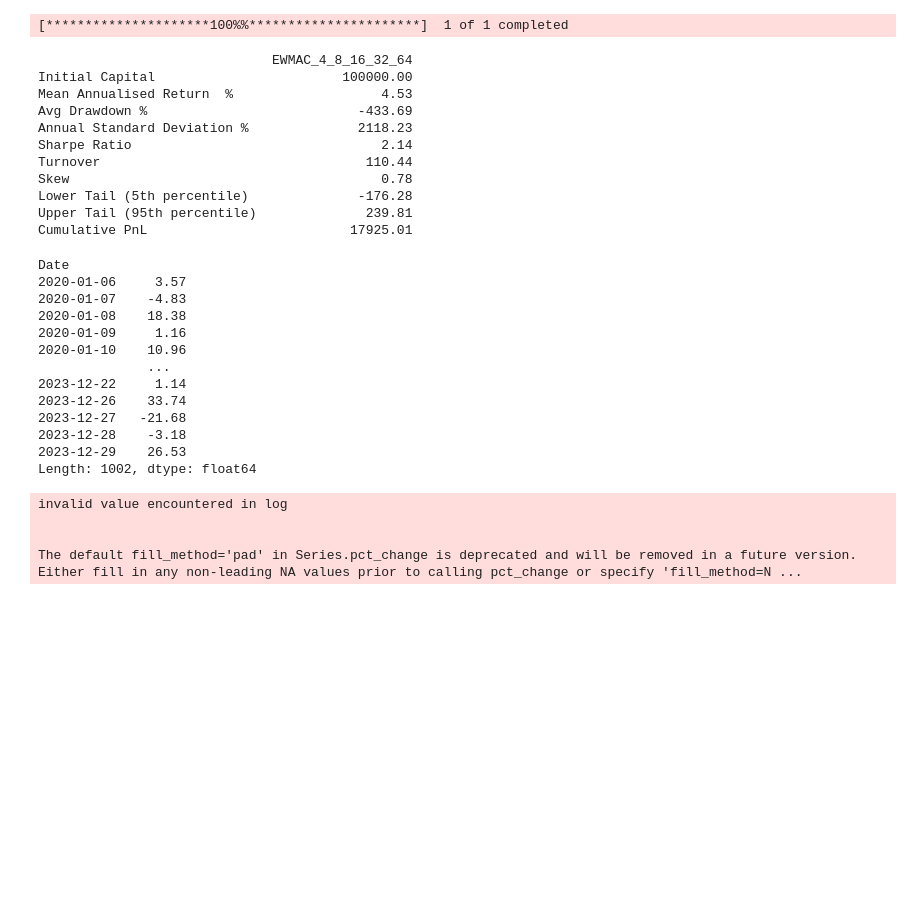
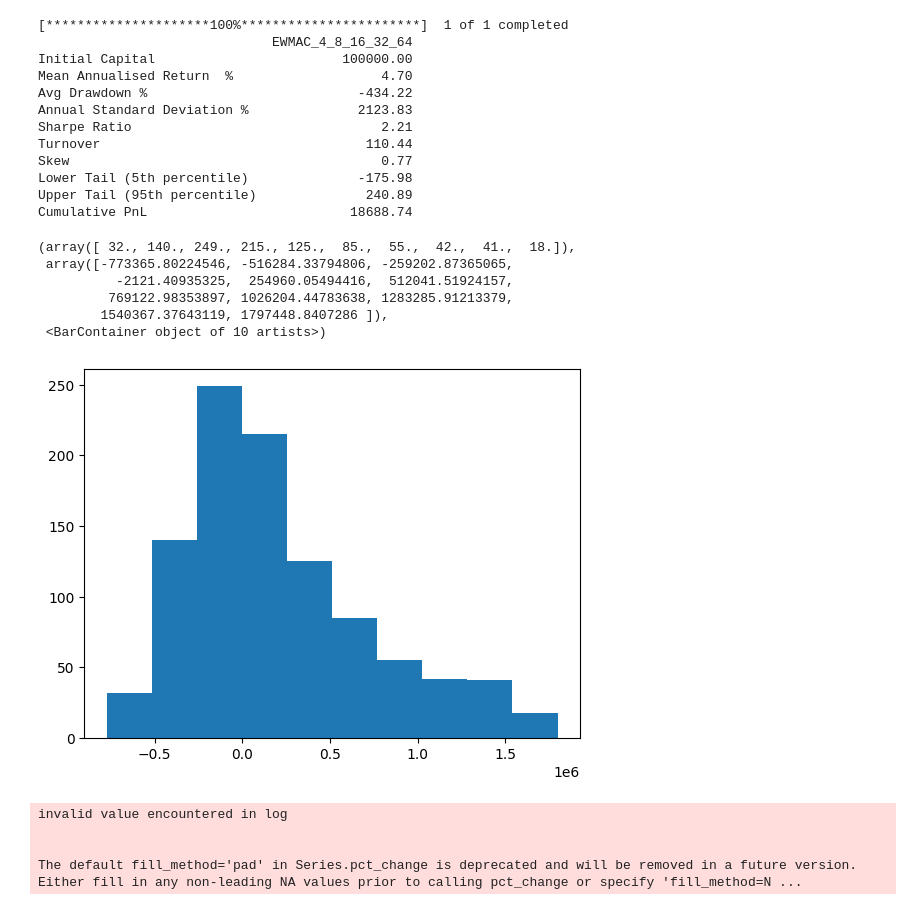
Before and after one commit to xfce1/Personal, a Jupyter notebook: Trend Following/trend_following.ipynb, the cells around one changed output. Saved outputs shown, nothing was run; the diff lists cells and outputs as text; code cells hidden in the pictures; blank space fills up the shorter version.

```diff
--- a/Trend Following/trend_following.ipynb
+++ b/Trend Following/trend_following.ipynb
@@ -2,6 +2,8 @@
 import yfinance as yf
 import pandas as pd
 import plotly.graph_objs as go
+import numpy as np
+import matplotlib.pyplot as plt
 
 def fetch_data(ticker, start_date='2021-01-01', end_date='2024-01-01'):
     """Fetch historical data for the given ticker."""
@@ -65,6 +67,9 @@ def scale_cap_forecast(signals, cap=20):
     signals = signals * 10 / signals.abs().mean()
     return signals.clip(-cap, cap)
 
+def calculate_pnl(position_size, prices, multiplier=1000):
+    return (position_size * prices * 1000).replace(0.0, np.nan).interpolate()
+
 def plot_position_size(position_size, price):
     """
     Plot position size against underlying price with vertical lines indicating periods of long and short positions.
@@ -105,7 +110,7 @@ def plot_position_size_vs_pnl(position_size, price):
     :param position_size: Position size data.
     :param pnl: Profit and Loss data.
     """
-    pnl = (calculate_pnl(position_size, price)).cumsum()
+    pnl = (calculate_pnl(position_size, price))
     fig = go.Figure()
 
     # Plot PNL
@@ -154,9 +159,6 @@ def calculate_position_size(capped_signals, risk_target, volatility, price, capi
     position = average_signal * capital * idm * instrument_weights * risk_target / (10 * multiplier * price * fx_rate * volatility)
 
     return position
-
-def calculate_pnl(position_size, prices, multiplier=1000):
-    return (position_size * prices * 1000).replace(0.0, np.nan).dropna()
 
 def calculate_backtest_metrics(data, capital, strat):
     """
@@ -240,43 +242,36 @@ def backtest(ticker = 'BZ=F', start_date = '2020-01-01', end_date = '2024-01-01'
         plot_position_size(data["Position Size"], data['Close'])
         plot_position_size_vs_pnl(data["Position Size"], data['Close'])
 
-
     return data
 # %%
-data = backtest(plot=False)
+data = backtest(plot=True)
 # data
 # %% [output]
-[*********************100%%**********************]  1 of 1 completed
+[*********************100%***********************]  1 of 1 completed
+                              EWMAC_4_8_16_32_64
+Initial Capital                        100000.00
+Mean Annualised Return  %                   4.70
+Avg Drawdown %                           -434.22
+Annual Standard Deviation %              2123.83
+Sharpe Ratio                                2.21
+Turnover                                  110.44
+Skew                                        0.77
+Lower Tail (5th percentile)              -175.98
+Upper Tail (95th percentile)              240.89
+Cumulative PnL                          18688.74
-                              EWMAC_4_8_16_32_64
-Initial Capital                        100000.00
-Mean Annualised Return  %                   4.53
-Avg Drawdown %                           -433.69
-Annual Standard Deviation %              2118.23
-Sharpe Ratio                                2.14
-Turnover                                  110.44
-Skew                                        0.78
-Lower Tail (5th percentile)              -176.28
-Upper Tail (95th percentile)              239.81
-Cumulative PnL                          17925.01
 # %%
 ps, px = data['Position Size'], data['Close']
-# %%
-pnl = (ps * px.pct_change() * 1000).dropna().replace(0.0, np.nan).interpolate()
-pnl
-# %% [output]
-Date
-2020-01-06     3.57
-2020-01-07    -4.83
-2020-01-08    18.38
-2020-01-09     1.16
-2020-01-10    10.96
-              ...
-2023-12-22     1.14
-2023-12-26    33.74
-2023-12-27   -21.68
-2023-12-28    -3.18
-2023-12-29    26.53
-Length: 1002, dtype: float64
+# %%
+a = calculate_pnl(ps,px)
+plt.hist(a)
+# %% [output]
+(array([ 32., 140., 249., 215., 125.,  85.,  55.,  42.,  41.,  18.]),
+ array([-773365.80224546, -516284.33794806, -259202.87365065,
+          -2121.40935325,  254960.05494416,  512041.51924157,
+         769122.98353897, 1026204.44783638, 1283285.91213379,
+        1540367.37643119, 1797448.8407286 ]),
+ <BarContainer object of 10 artists>)
+[figure, added]
 # %%
 np.log(pnl).pct_change().std()
 # %% [output]
```
Also changed, not shown: parts of 7 cells of this notebook.
